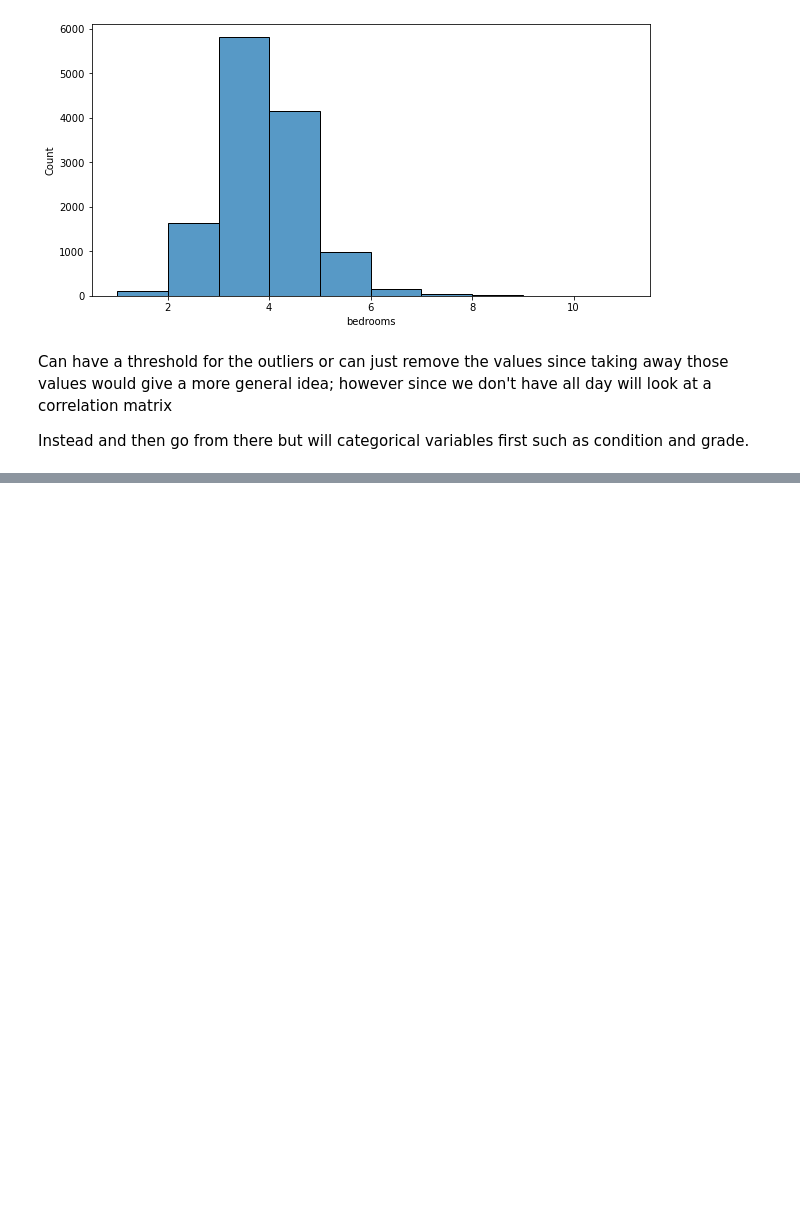
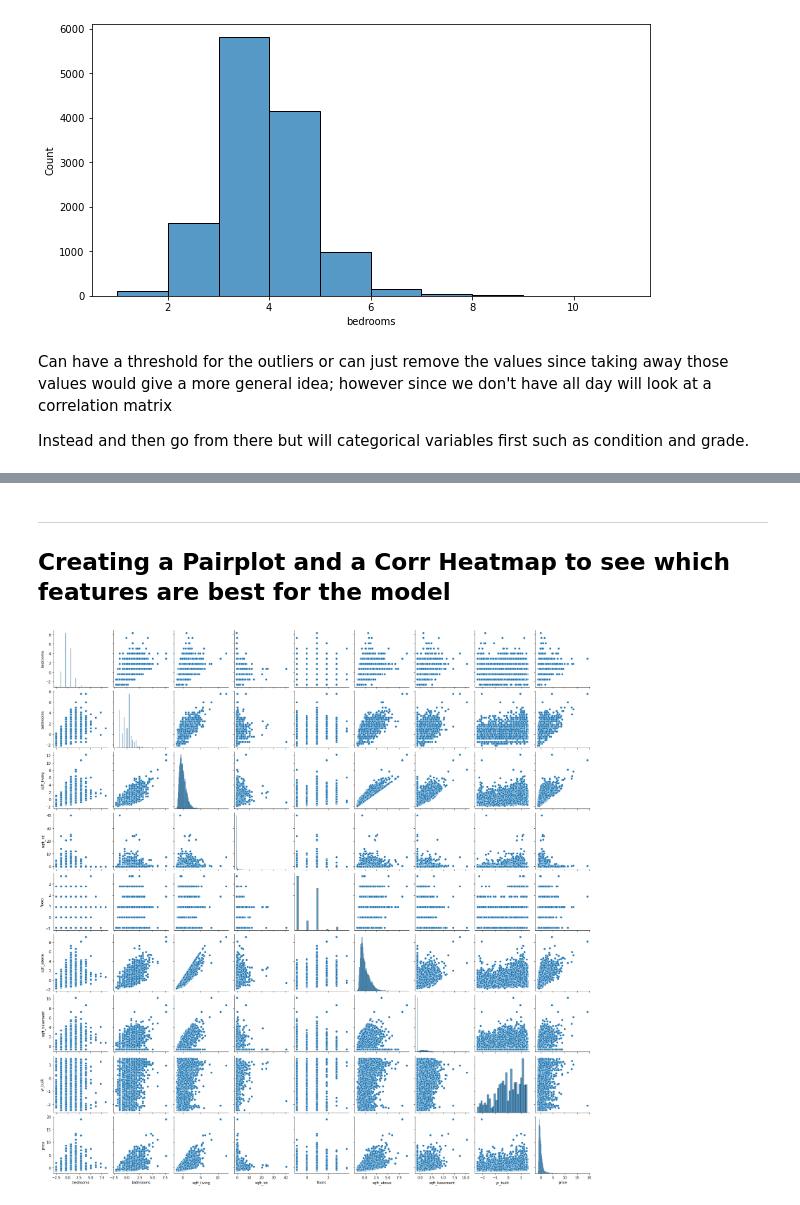
Before and after one commit to btbruno20/Analyzing-King-County-Housing, a Jupyter notebook: kingCounty_housing_regression.ipynb, the cells around one changed output, grey strips where cells are left out. Saved outputs shown, nothing was run; the diff lists cells and outputs as text; code cells hidden in the pictures; blank space fills up the shorter version.

Commit message:
transformed features and took first look at corr values to price

```diff
--- a/kingCounty_housing_regression.ipynb
+++ b/kingCounty_housing_regression.ipynb
@@ -302,0 +432,10 @@ Instead and then go from there but will categorical variables first such as cond
+# %%
+#scaling the numeric variables to see but first will drop zipcode since I will not be using it in my initial analysis
+# until we can find a way to bin it properly
+train_kch.drop(columns='zipcode', inplace=True)
+# %%
+#standard scaling the numerical values
+train_kch_nums = train_kch.drop(['waterfront', 'condition', 'grade', 'cond_cat', 'grade_cat', 'date', 'id'], axis=1)
+
+#Standardized Scaler
+ss = StandardScaler().fit(train_kch_nums)
@@ -302,0 +458,3 @@ Instead and then go from there but will categorical variables first such as cond
+# %%
+train_kch_nums_scaled = pd.DataFrame(ss.transform(train_kch_nums), columns=train_kch_nums.columns)
+train_kch_nums_scaled
@@ -302,0 +475,4 @@ Instead and then go from there but will categorical variables first such as cond
+# %%
+#now can join the two separate variables - standardized and numerical
+train_kch = pd.concat([train_kch_nums_scaled, cat_encoded], axis=1)
+train_kch
@@ -302,0 +493,14 @@ Instead and then go from there but will categorical variables first such as cond
+# %% [markdown]
+-----------------
+
+## Creating a Pairplot and a Corr Heatmap to see which features are best for the model
+# %%
+#pairplot
+#to be able to understand the pairplot better
+train_kch_sans_encoder = train_kch.drop(['x0_YES','x1_Average', 'x1_Below Average', 'x1_Exceeds Average',
+                                         'x2_Average', 'x2_Below Average', 'x2_Exceeds Average', 'x2_Other'], axis=1)
+
+sns.pairplot(train_kch_sans_encoder)
+plt.show()
+# %% [output]
+[figure, added]
```
Also changed, not shown: parts of 30 cells of this notebook.
